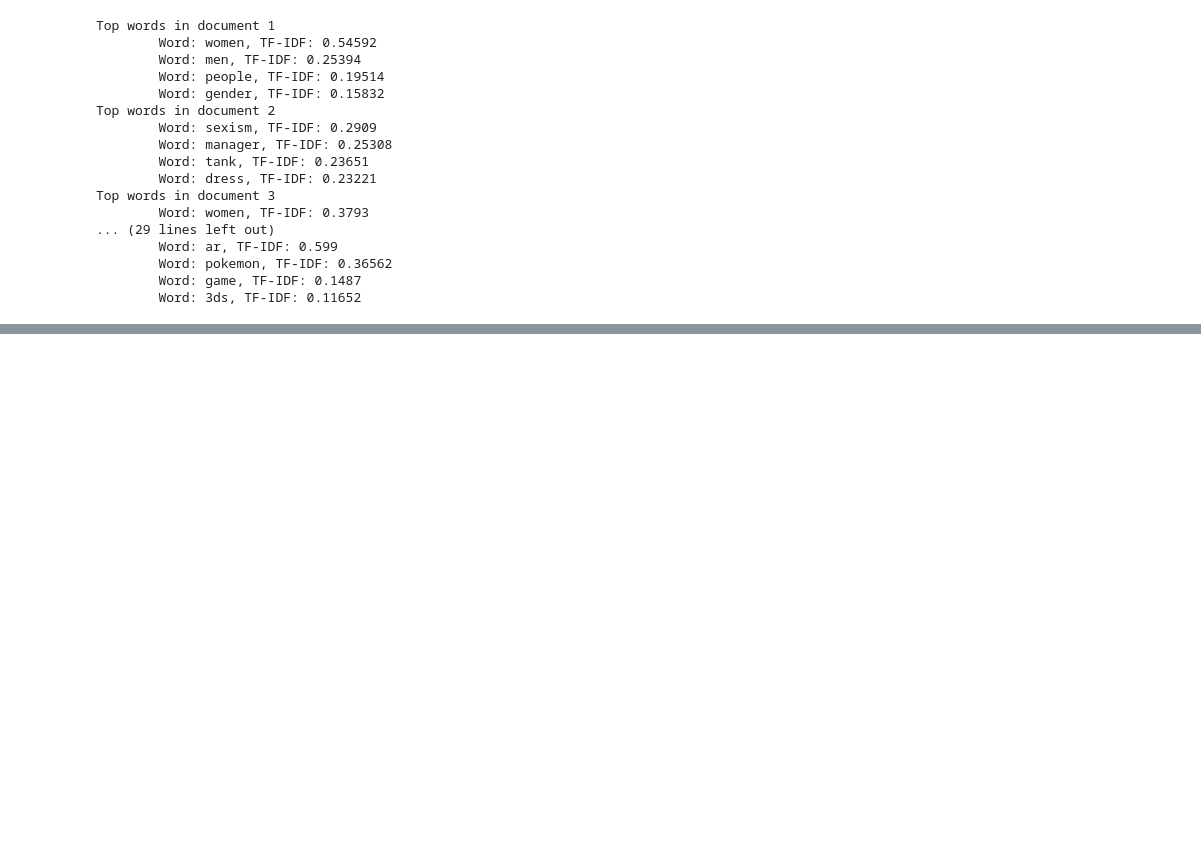
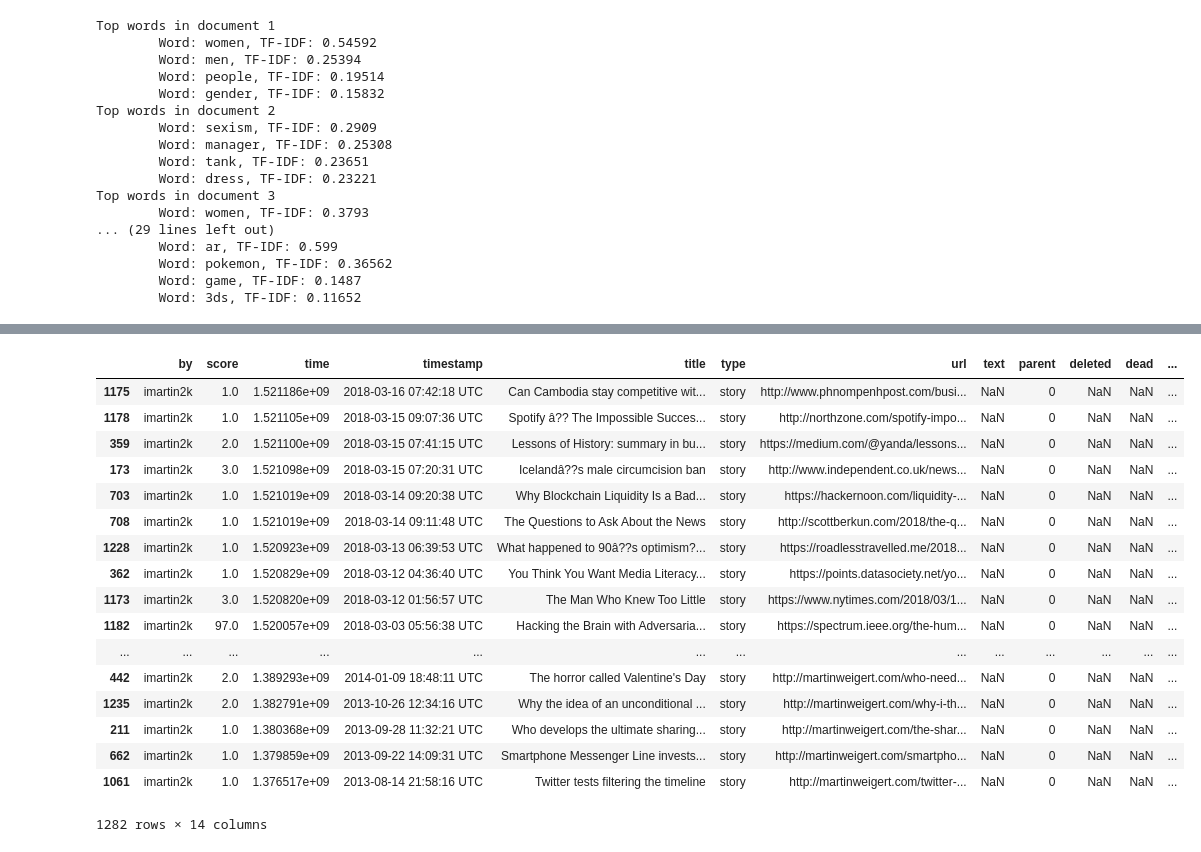
Before and after one commit to raymondgh/springboard-data-science, a Jupyter notebook: Capstone 2/TF-IDF Test.ipynb, the cells around one changed output, grey strips where cells are left out. Saved outputs shown, nothing was run; the diff lists cells and outputs as text; code cells hidden in the pictures; blank space fills up the shorter version.

```diff
--- a/Capstone 2/TF-IDF Test.ipynb
+++ b/Capstone 2/TF-IDF Test.ipynb
@@ -119,0 +159,21 @@ Top words in document 3
+# %%
+getRecentCommentsBy("imartin2k")["text"].dropna()[0]
+# %% [output]
+|  | by | score | time | timestamp | title | type | url | text | parent | deleted | dead | ... |
+| 1175 | imartin2k | 1.0 | 1.521186e+09 | 2018-03-16 07:42:18 UTC | Can Cambodia stay competitive wit... | story | http://www.phnompenhpost.com/busi... | NaN | 0 | NaN | NaN | ... |
+| 1178 | imartin2k | 1.0 | 1.521105e+09 | 2018-03-15 09:07:36 UTC | Spotify â?? The Impossible Succes... | story | http://northzone.com/spotify-impo... | NaN | 0 | NaN | NaN | ... |
+| 359 | imartin2k | 2.0 | 1.521100e+09 | 2018-03-15 07:41:15 UTC | Lessons of History: summary in bu... | story | https://medium.com/@yanda/lessons... | NaN | 0 | NaN | NaN | ... |
+| 173 | imartin2k | 3.0 | 1.521098e+09 | 2018-03-15 07:20:31 UTC | Icelandâ??s male circumcision ban | story | http://www.independent.co.uk/news... | NaN | 0 | NaN | NaN | ... |
+| 703 | imartin2k | 1.0 | 1.521019e+09 | 2018-03-14 09:20:38 UTC | Why Blockchain Liquidity Is a Bad... | story | https://hackernoon.com/liquidity-... | NaN | 0 | NaN | NaN | ... |
+| 708 | imartin2k | 1.0 | 1.521019e+09 | 2018-03-14 09:11:48 UTC | The Questions to Ask About the News | story | http://scottberkun.com/2018/the-q... | NaN | 0 | NaN | NaN | ... |
+| 1228 | imartin2k | 1.0 | 1.520923e+09 | 2018-03-13 06:39:53 UTC | What happened to 90â??s optimism?... | story | https://roadlesstravelled.me/2018... | NaN | 0 | NaN | NaN | ... |
+| 362 | imartin2k | 1.0 | 1.520829e+09 | 2018-03-12 04:36:40 UTC | You Think You Want Media Literacy... | story | https://points.datasociety.net/yo... | NaN | 0 | NaN | NaN | ... |
+| 1173 | imartin2k | 3.0 | 1.520820e+09 | 2018-03-12 01:56:57 UTC | The Man Who Knew Too Little | story | https://www.nytimes.com/2018/03/1... | NaN | 0 | NaN | NaN | ... |
+| 1182 | imartin2k | 97.0 | 1.520057e+09 | 2018-03-03 05:56:38 UTC | Hacking the Brain with Adversaria... | story | https://spectrum.ieee.org/the-hum... | NaN | 0 | NaN | NaN | ... |
+| ... | ... | ... | ... | ... | ... | ... | ... | ... | ... | ... | ... | ... |
+| 442 | imartin2k | 2.0 | 1.389293e+09 | 2014-01-09 18:48:11 UTC | The horror called Valentine's Day | story | http://martinweigert.com/who-need... | NaN | 0 | NaN | NaN | ... |
+| 1235 | imartin2k | 2.0 | 1.382791e+09 | 2013-10-26 12:34:16 UTC | Why the idea of an unconditional ... | story | http://martinweigert.com/why-i-th... | NaN | 0 | NaN | NaN | ... |
+| 211 | imartin2k | 1.0 | 1.380368e+09 | 2013-09-28 11:32:21 UTC | Who develops the ultimate sharing... | story | http://martinweigert.com/the-shar... | NaN | 0 | NaN | NaN | ... |
+| 662 | imartin2k | 1.0 | 1.379859e+09 | 2013-09-22 14:09:31 UTC | Smartphone Messenger Line invests... | story | http://martinweigert.com/smartpho... | NaN | 0 | NaN | NaN | ... |
+| 1061 | imartin2k | 1.0 | 1.376517e+09 | 2013-08-14 21:58:16 UTC | Twitter tests filtering the timeline | story | http://martinweigert.com/twitter-... | NaN | 0 | NaN | NaN | ... |
+1282 rows × 14 columns
```
Also changed, not shown: parts of 18 cells of this notebook.
